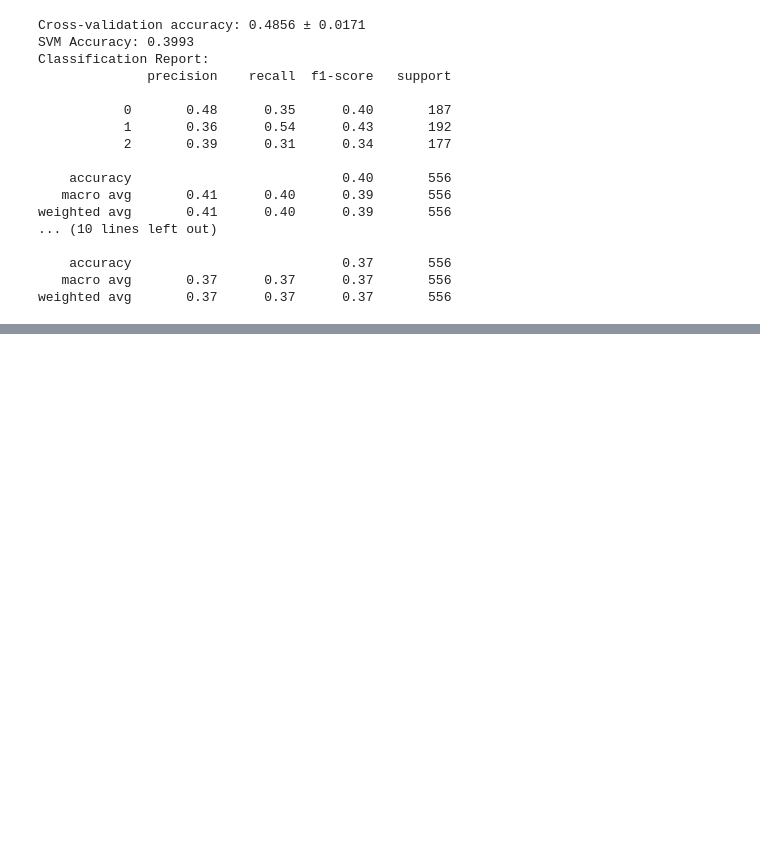
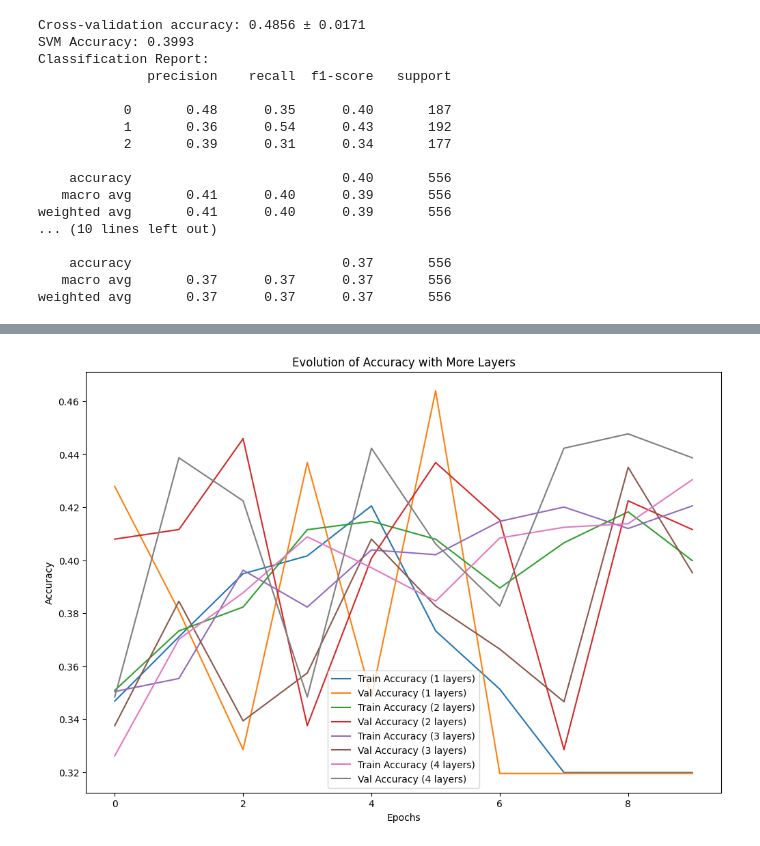
Before and after one commit to guilhemgrvx/AML_project, a Jupyter notebook: Prediction.ipynb, the cells around one changed output, grey strips where cells are left out. Saved outputs shown, nothing was run; the diff lists cells and outputs as text; code cells hidden in the pictures; blank space fills up the shorter version.

```diff
--- a/Prediction.ipynb
+++ b/Prediction.ipynb
@@ -203,9 +155,0 @@ ValueError: Input data in `NumpyArrayIterator` should have rank 4. You passed an
-# %%
-# Entraîner le modèle
-history = model.fit(
-    train_generator,
-    validation_data=validation_generator,
-    epochs=10,
-    steps_per_epoch=len(X_train) // 32,
-    validation_steps=len(X_test) // 32
-)
@@ -226,0 +172,89 @@ plt.show()
+# %%
+import tensorflow as tf
+from tensorflow.keras import layers, models
+from tensorflow.keras.preprocessing.image import ImageDataGenerator
+import matplotlib.pyplot as plt
+import os
+
+# 1. Data preprocessing
+data_dir = "data"
+
+train_datagen = ImageDataGenerator(
+    rescale=1.0/255,        # Normalisation des pixels entre 0 et 1
+    validation_split=0.2,   # Fraction pour validation
+    horizontal_flip=True,   # Flip horizontal
+    rotation_range=20       # Légère rotation
+)
+
+train_generator = train_datagen.flow_from_directory(
+    data_dir,
+    target_size=(224, 224),
+    batch_size=32,
+    class_mode='categorical',
+    subset='training'
+)
+
+validation_generator = train_datagen.flow_from_directory(
+    data_dir,
+    target_size=(224, 224),
+    batch_size=32,
+    class_mode='categorical',
+    subset='validation'
+)
+
+# 2. Function building a model with a personalized number of layers
+
+def build_model(num_hidden_layers):
+    model = models.Sequential()
+    model.add(layers.Input(shape=(224, 224, 3)))
+    model.add(layers.Flatten())
+
+    for _ in range(num_hidden_layers):
+        model.add(layers.Dense(128, activation='relu'))
+
+    model.add(layers.Dense(3, activation='softmax'))  # 3 classes (pop, jazz, death metal)
+    model.compile(optimizer='adam',
+                  loss='categorical_crossentropy',
+                  metrics=['accuracy'])
+    return model
+
+# 3. Training 4 different models to compare their accuracy
+layer_counts = [1, 2, 3, 4]
+history_per_layer = {}
+
+for num_layers in layer_counts:
+    print(f"\nTraining model with {num_layers} hidden layers...")
+    model = build_model(num_layers)
+    history = model.fit(
+        train_generator,
+        epochs=10,
+        validation_data=validation_generator
+    )
+    history_per_layer[num_layers] = history
+
+# 4. Plotting the results
+plt.figure(figsize=(12, 8))
+
+# Precision
+for num_layers, history in history_per_layer.items():
+    plt.plot(history.history['accuracy'], label=f'Train Accuracy ({num_layers} layers)')
+    plt.plot(history.history['val_accuracy'], label=f'Val Accuracy ({num_layers} layers)')
+
+plt.title('Evolution of Accuracy with More Layers')
+plt.xlabel('Epochs')
+plt.ylabel('Accuracy')
+plt.legend()
+plt.show()
+
+# Loss
+plt.figure(figsize=(12, 8))
+for num_layers, history in history_per_layer.items():
+    plt.plot(history.history['loss'], label=f'Train Loss ({num_layers} layers)')
+    plt.plot(history.history['val_loss'], label=f'Val Loss ({num_layers} layers)')
+
+plt.title('Evolution of Loss with More Layers')
+plt.xlabel('Epochs')
+plt.ylabel('Loss')
+plt.legend()
+plt.show()
+# %% [output]
@@ -226,0 +311 @@ plt.show()
+[figure, added]
```
Also changed, not shown: parts of 16 cells of this notebook, 2 other files.
